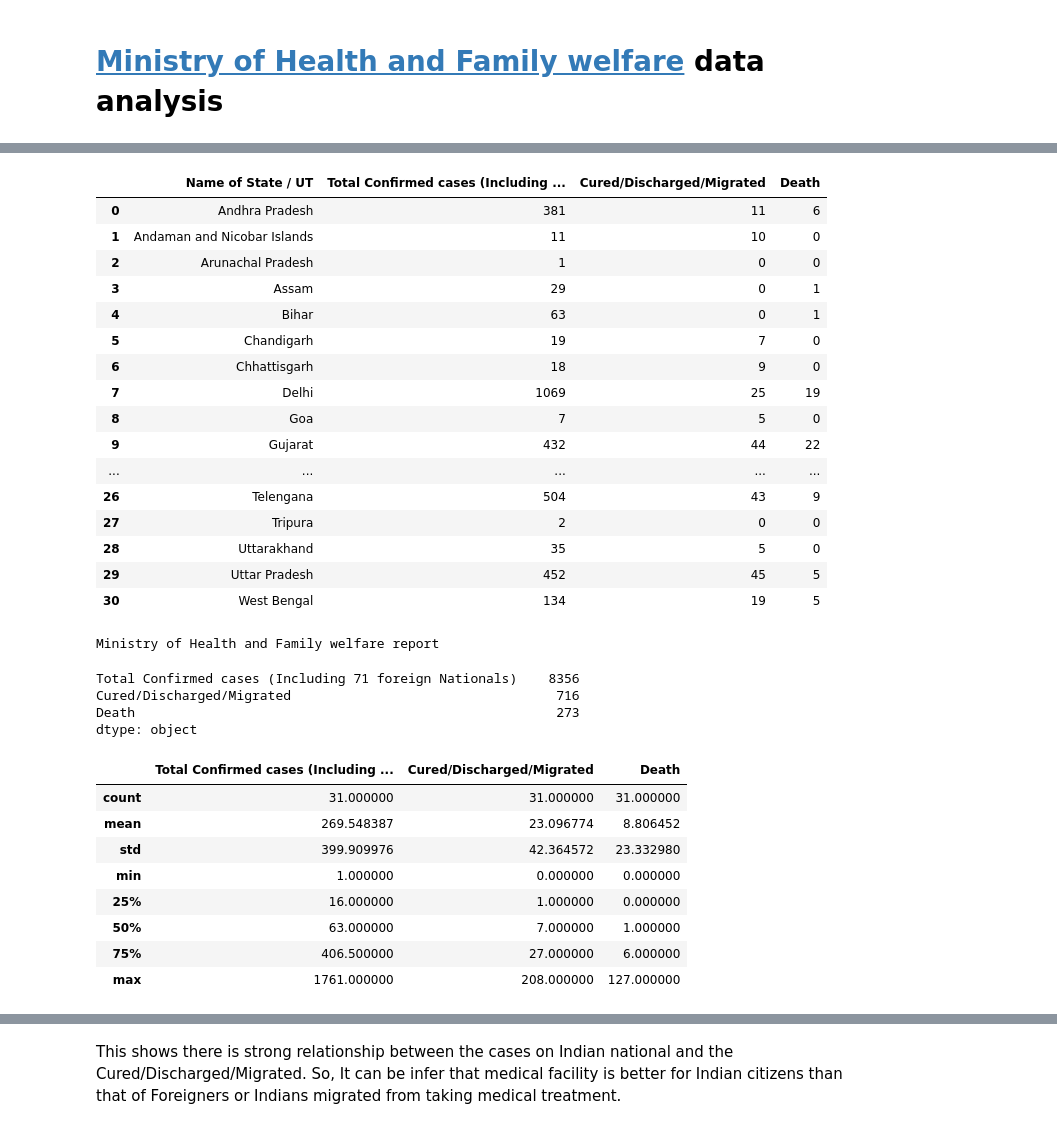
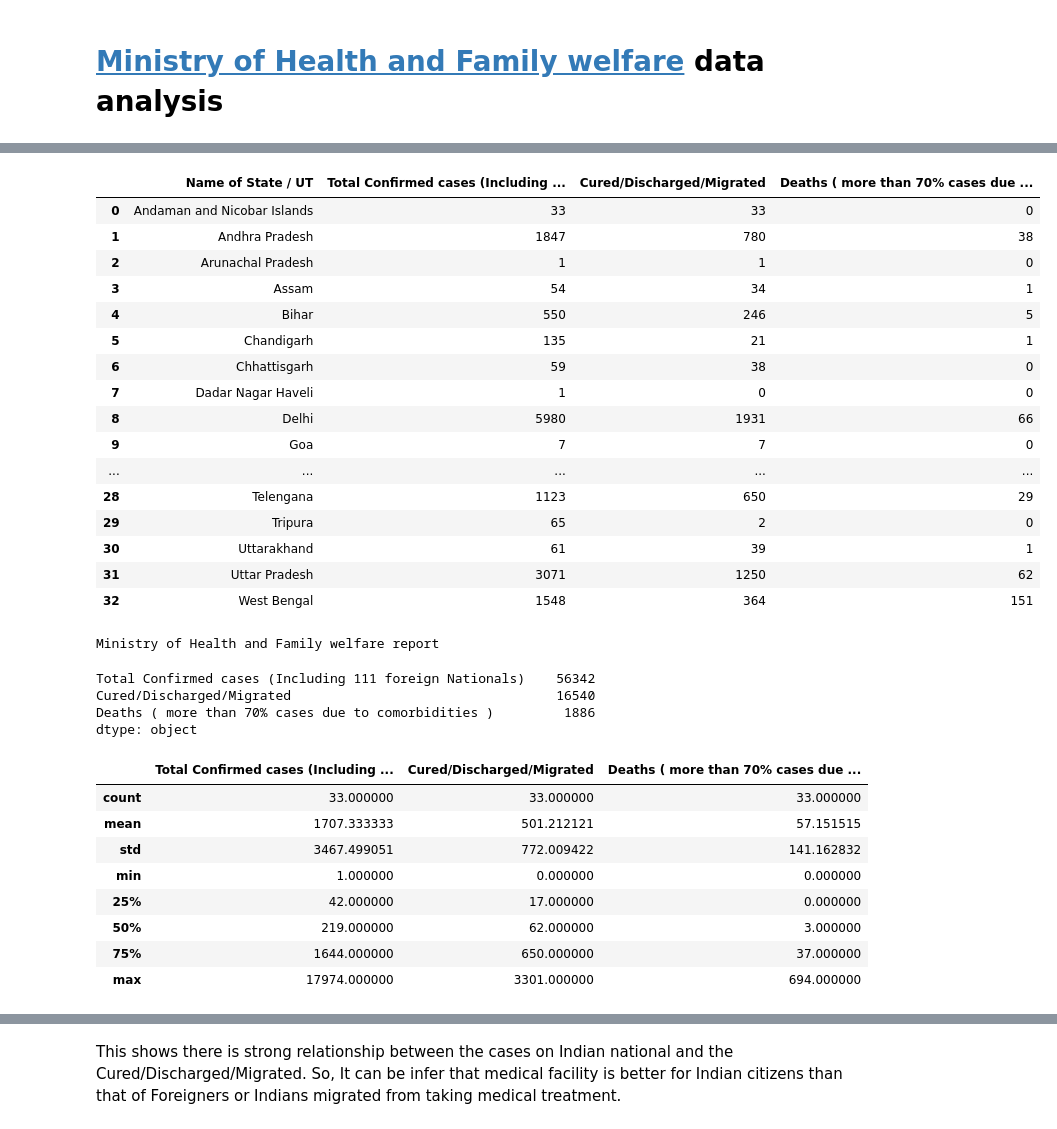
Before and after one commit to ashishcssom/Covid19-data-analysis-on-Indian-dataset, a Jupyter notebook: Covid19 data analysis.ipynb, the cells around one changed output, grey strips where cells are left out. Cells and saved outputs as stored; diff of their text form; code cells hidden in the pictures.

```diff
--- a/Covid19 data analysis.ipynb
+++ b/Covid19 data analysis.ipynb
@@ -125,46 +124,46 @@ COVID-19 INDIA as on : 12 April 2020, 08:00 GMT+5:30
 # %%
-mohwf=coviddata.moh_data()[:-1]
+mohwf=coviddata.moh_data()[:-2]
 mohwf.iloc[:,1:4]=mohwf.iloc[:,1:4].astype(int)
 mohwf
 # %% [output]
-|  | Name of State / UT | Total Confirmed cases (Including ... | Cured/Discharged/Migrated | Death |
-| 0 | Andhra Pradesh | 381 | 11 | 6 |
-| 1 | Andaman and Nicobar Islands | 11 | 10 | 0 |
-| 2 | Arunachal Pradesh | 1 | 0 | 0 |
-| 3 | Assam | 29 | 0 | 1 |
-| 4 | Bihar | 63 | 0 | 1 |
-| 5 | Chandigarh | 19 | 7 | 0 |
-| 6 | Chhattisgarh | 18 | 9 | 0 |
-| 7 | Delhi | 1069 | 25 | 19 |
-| 8 | Goa | 7 | 5 | 0 |
-| 9 | Gujarat | 432 | 44 | 22 |
+|  | Name of State / UT | Total Confirmed cases (Including ... | Cured/Discharged/Migrated | Deaths ( more than 70% cases due ... |
+| 0 | Andaman and Nicobar Islands | 33 | 33 | 0 |
+| 1 | Andhra Pradesh | 1847 | 780 | 38 |
+| 2 | Arunachal Pradesh | 1 | 1 | 0 |
+| 3 | Assam | 54 | 34 | 1 |
+| 4 | Bihar | 550 | 246 | 5 |
+| 5 | Chandigarh | 135 | 21 | 1 |
+| 6 | Chhattisgarh | 59 | 38 | 0 |
+| 7 | Dadar Nagar Haveli | 1 | 0 | 0 |
+| 8 | Delhi | 5980 | 1931 | 66 |
+| 9 | Goa | 7 | 7 | 0 |
 | ... | ... | ... | ... | ... |
-| 26 | Telengana | 504 | 43 | 9 |
-| 27 | Tripura | 2 | 0 | 0 |
-| 28 | Uttarakhand | 35 | 5 | 0 |
-| 29 | Uttar Pradesh | 452 | 45 | 5 |
-| 30 | West Bengal | 134 | 19 | 5 |
+| 28 | Telengana | 1123 | 650 | 29 |
+| 29 | Tripura | 65 | 2 | 0 |
+| 30 | Uttarakhand | 61 | 39 | 1 |
+| 31 | Uttar Pradesh | 3071 | 1250 | 62 |
+| 32 | West Bengal | 1548 | 364 | 151 |
 # %%
 print("Ministry of Health and Family welfare report")
 mohwf.sum()[1:]
 # %% [output]
 Ministry of Health and Family welfare report
-Total Confirmed cases (Including 71 foreign Nationals)    8356
-Cured/Discharged/Migrated                                  716
-Death                                                      273
+Total Confirmed cases (Including 111 foreign Nationals)    56342
+Cured/Discharged/Migrated                                  16540
+Deaths ( more than 70% cases due to comorbidities )         1886
 dtype: object
 # %%
 mohwf.iloc[:,1:4].astype(int).describe()
 # %% [output]
-|  | Total Confirmed cases (Including ... | Cured/Discharged/Migrated | Death |
-| count | 31.000000 | 31.000000 | 31.000000 |
-| mean | 269.548387 | 23.096774 | 8.806452 |
-| std | 399.909976 | 42.364572 | 23.332980 |
+|  | Total Confirmed cases (Including ... | Cured/Discharged/Migrated | Deaths ( more than 70% cases due ... |
+| count | 33.000000 | 33.000000 | 33.000000 |
+| mean | 1707.333333 | 501.212121 | 57.151515 |
+| std | 3467.499051 | 772.009422 | 141.162832 |
 | min | 1.000000 | 0.000000 | 0.000000 |
-| 25% | 16.000000 | 1.000000 | 0.000000 |
-| 50% | 63.000000 | 7.000000 | 1.000000 |
-| 75% | 406.500000 | 27.000000 | 6.000000 |
-| max | 1761.000000 | 208.000000 | 127.000000 |
+| 25% | 42.000000 | 17.000000 | 0.000000 |
+| 50% | 219.000000 | 62.000000 | 3.000000 |
+| 75% | 1644.000000 | 650.000000 | 37.000000 |
+| max | 17974.000000 | 3301.000000 | 694.000000 |
 # %%
 corr = mohwf.iloc[:,1:4].astype(int).corr(method ='spearman')
 corr.style.background_gradient(cmap='coolwarm')
```
Also changed, not shown: parts of 30 cells of this notebook, 5 other files.
